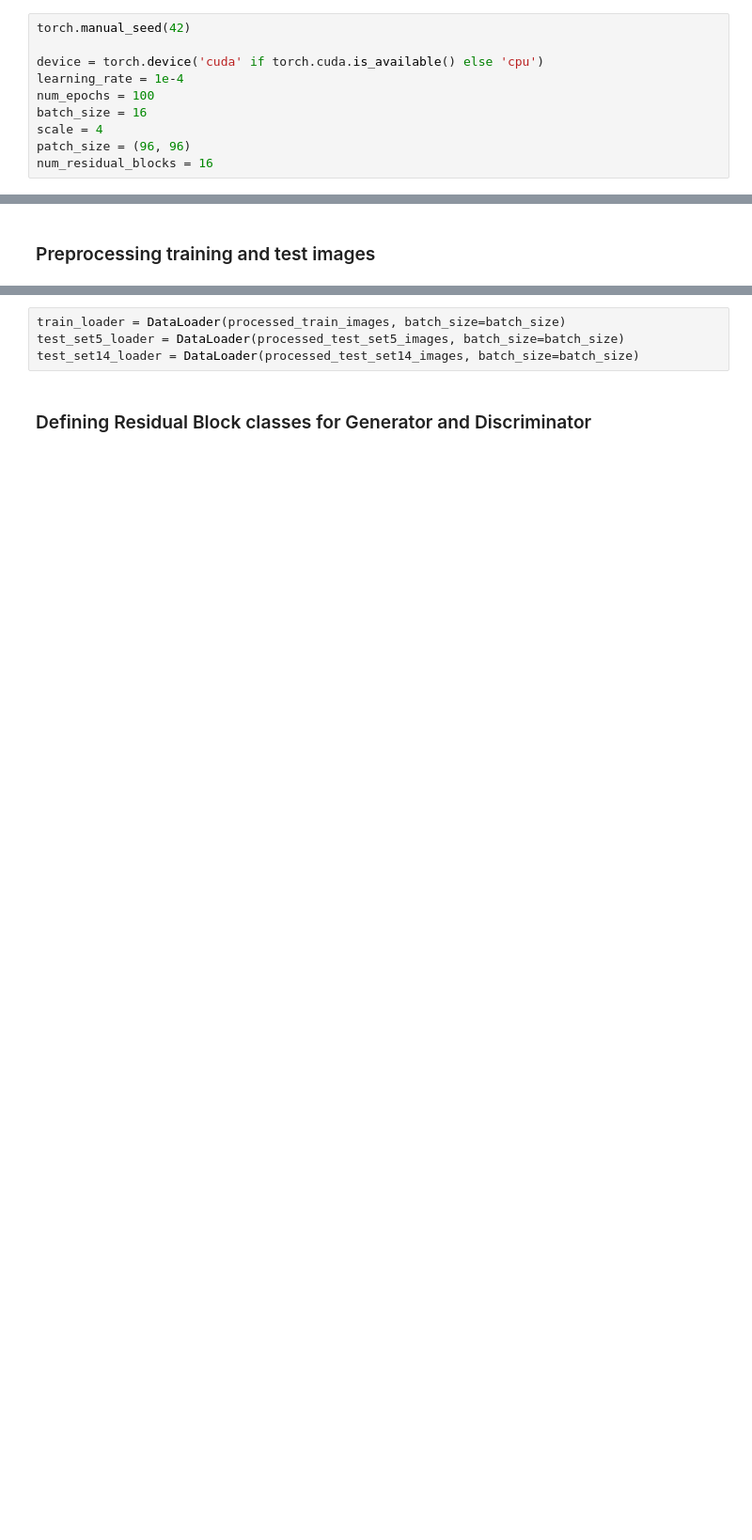
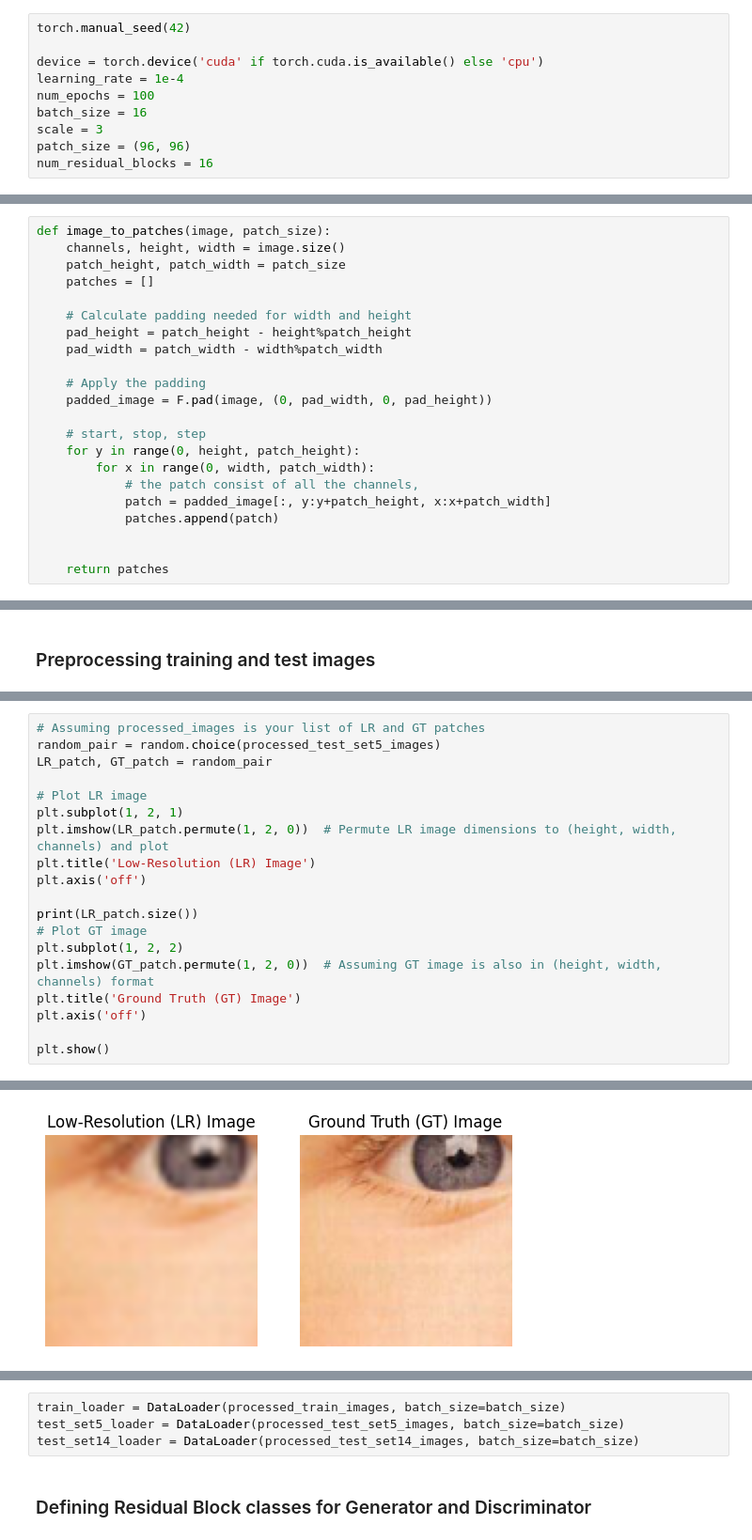
Before and after one commit to AdamAzuddin/SRGAN-PyTorch, a Jupyter notebook: SRGAN_train.ipynb, the cells around one changed output, grey strips where cells are left out. Shown at 94% size. Cells and saved outputs as stored; diff of their text form; blank space fills up the shorter version.

```diff
--- a/SRGAN_train.ipynb
+++ b/SRGAN_train.ipynb
@@ -23,7 +23,7 @@ device = torch.device('cuda' if torch.cuda.is_available() else 'cpu')
 learning_rate = 1e-4
 num_epochs = 100
 batch_size = 16
-scale = 4
+scale = 3
 patch_size = (96, 96)
 num_residual_blocks = 16
 # %% [markdown]
@@ -39,0 +31,22 @@ def display_image(LR, GT):
+# %%
+def image_to_patches(image, patch_size):
+    channels, height, width = image.size()
+    patch_height, patch_width = patch_size
+    patches = []
+
+    # Calculate padding needed for width and height
+    pad_height = patch_height - height%patch_height
+    pad_width = patch_width - width%patch_width
+
+    # Apply the padding
+    padded_image = F.pad(image, (0, pad_width, 0, pad_height))
+
+    # start, stop, step
+    for y in range(0, height, patch_height):
+        for x in range(0, width, patch_width):
+            # the patch consist of all the channels,
+            patch = padded_image[:, y:y+patch_height, x:x+patch_width]
+            patches.append(patch)
+
+
+    return patches
@@ -47,3 +105,23 @@ test_images_set14_folder_path = 'data/Test/Set14'
 processed_train_images = preprocess_images_in_folder(train_images_folder_path, scale, patch_size)
 processed_test_set5_images = preprocess_images_in_folder(test_images_set5_folder_path, scale, patch_size)
 processed_test_set14_images = preprocess_images_in_folder(test_images_set14_folder_path, scale, patch_size)
+# %%
+# Assuming processed_images is your list of LR and GT patches
+random_pair = random.choice(processed_test_set5_images)
+LR_patch, GT_patch = random_pair
+
+# Plot LR image
+plt.subplot(1, 2, 1)
+plt.imshow(LR_patch.permute(1, 2, 0))  # Permute LR image dimensions to (height, width, channels) and plot
+plt.title('Low-Resolution (LR) Image')
+plt.axis('off')
+
+print(LR_patch.size())
+# Plot GT image
+plt.subplot(1, 2, 2)
+plt.imshow(GT_patch.permute(1, 2, 0))  # Assuming GT image is also in (height, width, channels) format
+plt.title('Ground Truth (GT) Image')
+plt.axis('off')
+
+plt.show()
+# %% [output]
@@ -50 +129,2 @@ processed_test_set14_images = preprocess_images_in_folder(test_images_set14_fold
+[figure, added]
 # %% [markdown]
```
Also changed, not shown: parts of 10 cells of this notebook.
